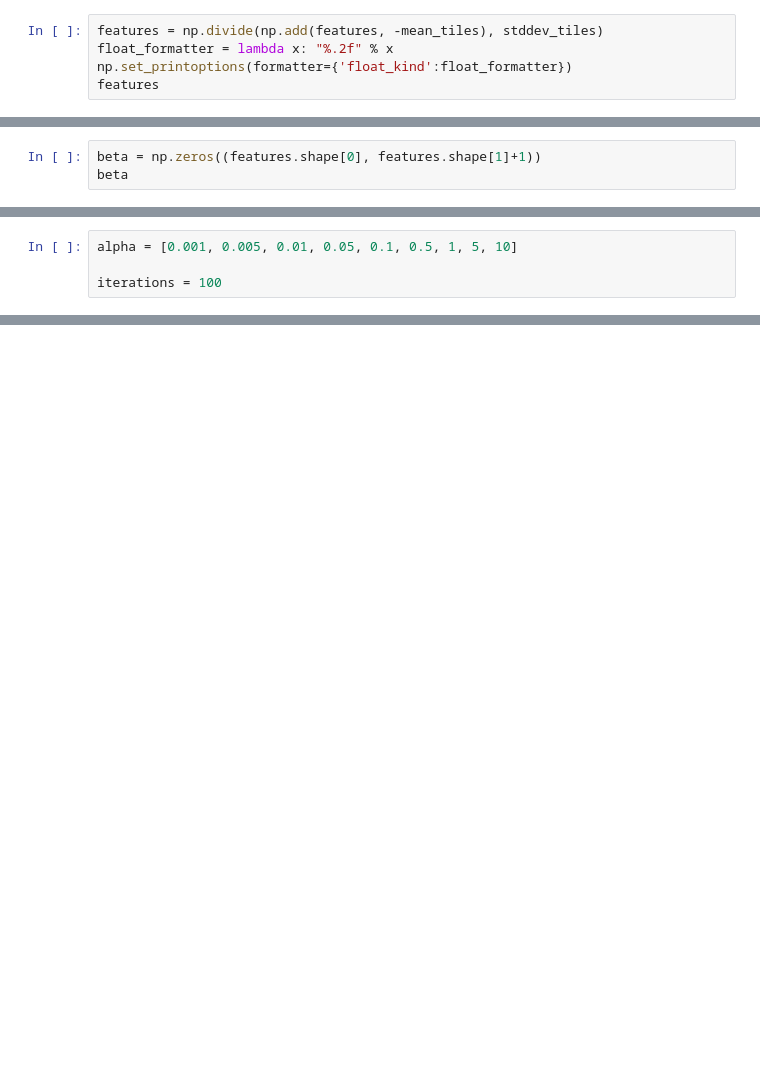
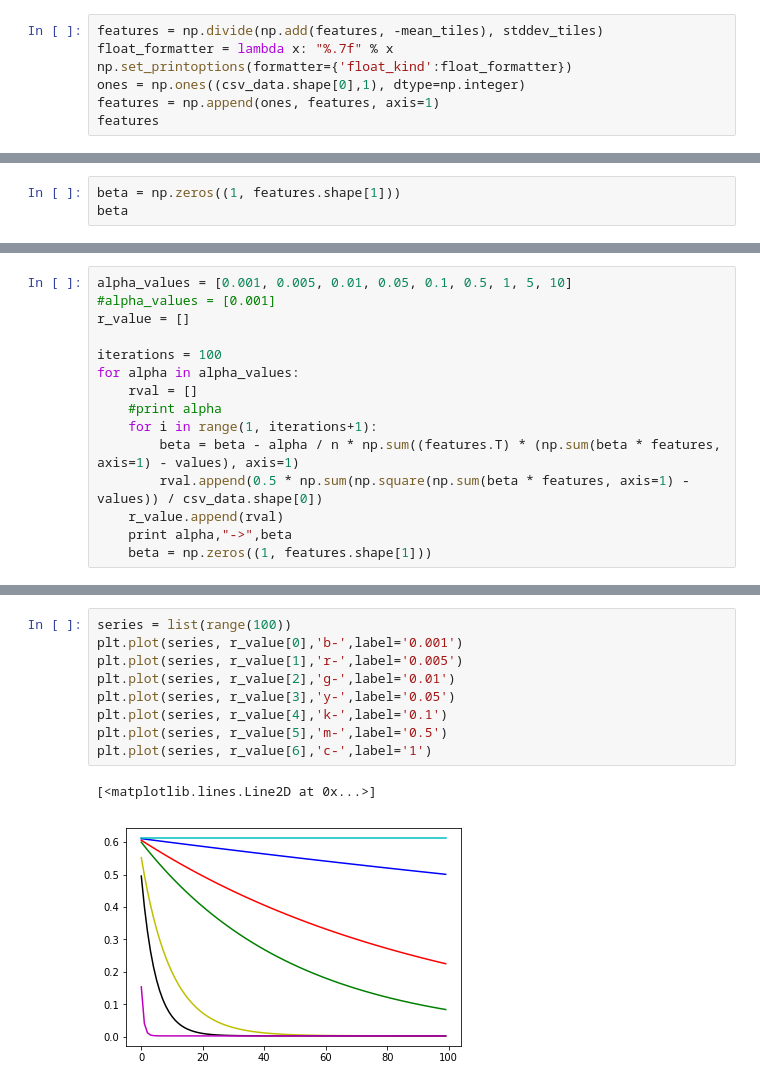
Before and after one commit to sidashah/AI-Projects, a Jupyter notebook: Assignment3/Problem2.ipynb, the cells around one changed output, grey strips where cells are left out. Drawn from its saved outputs; the diff is of its cells as text; blank space fills up the shorter version.

```diff
--- a/Assignment3/Problem2.ipynb
+++ b/Assignment3/Problem2.ipynb
@@ -70,6 +66,8 @@ array([[-5.21, -18.31],
 # %%
 features = np.divide(np.add(features, -mean_tiles), stddev_tiles)
-float_formatter = lambda x: "%.2f" % x
+float_formatter = lambda x: "%.7f" % x
 np.set_printoptions(formatter={'float_kind':float_formatter})
+ones = np.ones((csv_data.shape[0],1), dtype=np.integer)
+features = np.append(ones, features, axis=1)
 features
 # %% [output]
@@ -93,4 +91,4 @@ array([[-1.69, -1.32],
 # %%
-beta = np.zeros((features.shape[0], features.shape[1]+1))
+beta = np.zeros((1, features.shape[1]))
 beta
 # %% [output]
@@ -136,4 +104,0 @@ R = 0.5 * np.sum(np.square(beta[:,0] + np.sum(beta[:,[1,2]] * features, axis=1)
-# %%
-alpha = [0.001, 0.005, 0.01, 0.05, 0.1, 0.5, 1, 5, 10]
-
-iterations = 100
@@ -157,0 +105,15 @@ iterations = 100
+# %%
+alpha_values = [0.001, 0.005, 0.01, 0.05, 0.1, 0.5, 1, 5, 10]
+#alpha_values = [0.001]
+r_value = []
+
+iterations = 100
+for alpha in alpha_values:
+    rval = []
+    #print alpha
+    for i in range(1, iterations+1):
+        beta = beta - alpha / n * np.sum((features.T) * (np.sum(beta * features, axis=1) - values), axis=1)
+        rval.append(0.5 * np.sum(np.square(np.sum(beta * features, axis=1) - values)) / csv_data.shape[0])
+    r_value.append(rval)
+    print alpha,"->",beta
+    beta = np.zeros((1, features.shape[1]))
@@ -157,0 +150,12 @@ iterations = 100
+# %%
+series = list(range(100))
+plt.plot(series, r_value[0],'b-',label='0.001')
+plt.plot(series, r_value[1],'r-',label='0.005')
+plt.plot(series, r_value[2],'g-',label='0.01')
+plt.plot(series, r_value[3],'y-',label='0.05')
+plt.plot(series, r_value[4],'k-',label='0.1')
+plt.plot(series, r_value[5],'m-',label='0.5')
+plt.plot(series, r_value[6],'c-',label='1')
+# %% [output]
+[<matplotlib.lines.Line2D at 0x...>]
+[figure, added]
```
Also changed, not shown: parts of 15 cells of this notebook.
